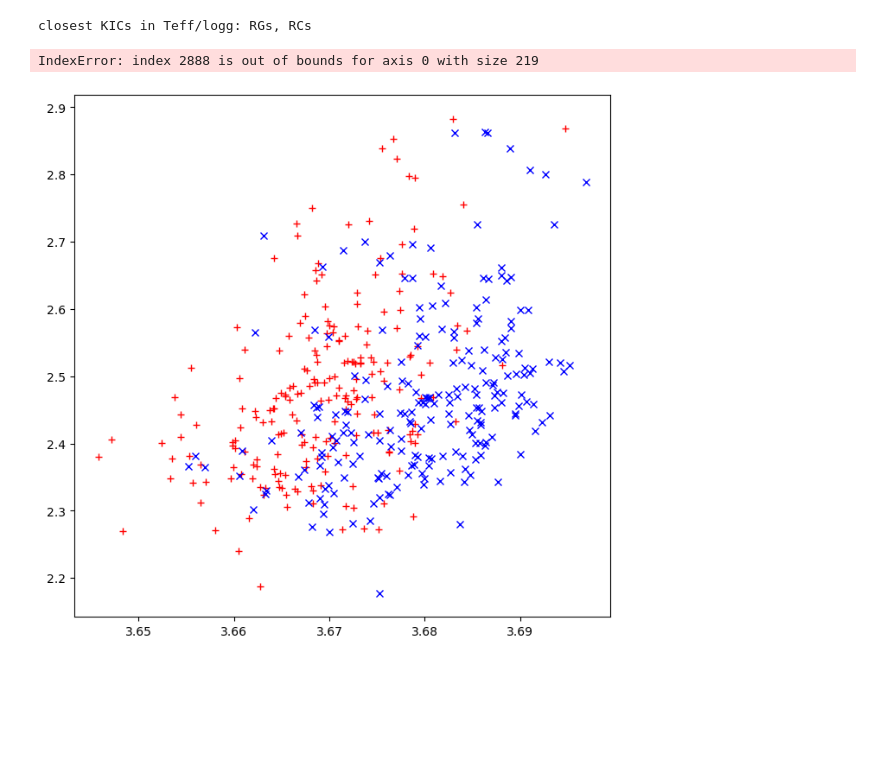
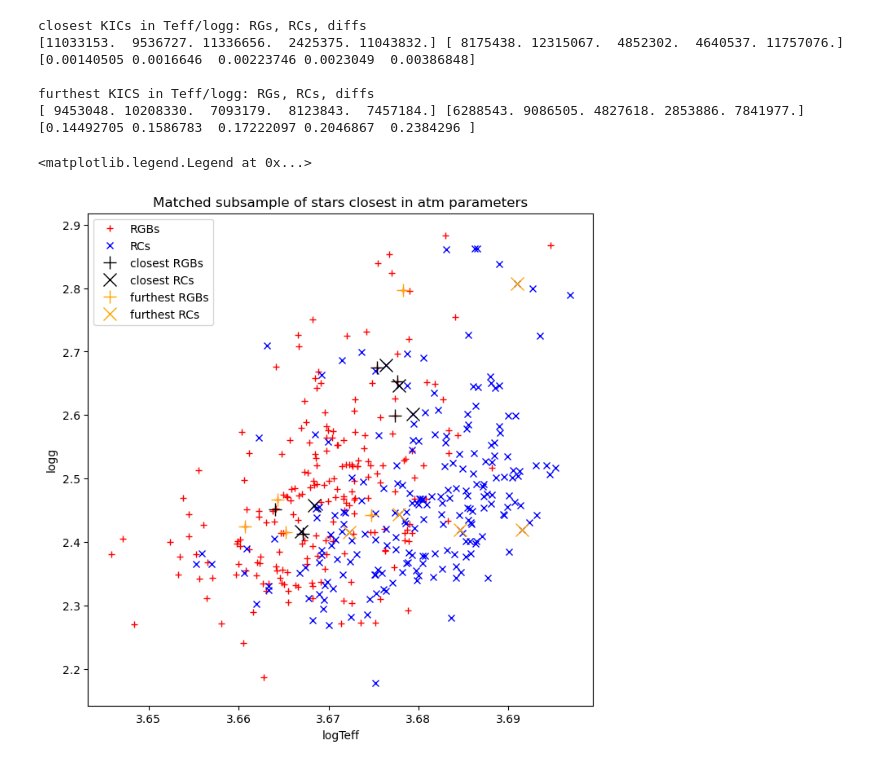
Before and after one commit to pollygecko/sharing-APOGEE_APOKASC, a Jupyter notebook: Umbrella Code for Gaia and APO3.ipynb, the cells around one changed output. Drawn from its saved outputs; the diff is of its cells as text; code cells hidden in the pictures; blank space fills up the shorter version.

```diff
--- a/Umbrella Code for Gaia and APO3.ipynb
+++ b/Umbrella Code for Gaia and APO3.ipynb
@@ -279,36 +259,43 @@ f2_fit:
 # %%
 #print(dists[inds])
 #print(np.shape(inds), np.size(inds))
+inds = np.argsort(dists)
 
 figure(figsize=(8,8), dpi=100)
-plt.plot(logTeff[iRGs], logg[iRGs], 'r+')
-plt.plot(logTeff[iRCs], logg[iRCs], 'bx')
+plt.plot(logTeff[iRGs], logg[iRGs], 'r+', label='RGBs')
+plt.plot(logTeff[iRCs], logg[iRCs], 'bx', label='RCs')
 
 list1 = np.array(np.log10(logAmp1[iRGs]))
 list2 = np.array(np.log10(logFreq1[iRGs]))
 
 list3 = np.array(np.log10(logAmp1[iRCs]))
 list4 = np.array(np.log10(logFreq1[iRCs]))
 
 set_diff = np.sqrt((list1 - list3)**2 + (list2 - list4)**2)
 list_diff = np.array(set_diff)
 
-inds = np.argsort(dists)
+indse = np.argsort(list_diff)
 
-#indse = np.argsort(list_diff)
+print('closest KICs in Teff/logg: RGs, RCs, diffs')
+print(KIC_B[iRGs[inds[0:5]]], KIC_B[iRCs[inds[0:5]]], list_diff[indse[0:5]])
+print()
+print('furthest KICS in Teff/logg: RGs, RCs, diffs')
+print(KIC_B[iRGs[inds[Niu-5:Niu]]], KIC_B[iRCs[inds[Niu-5:Niu]]], list_diff[indse[Niu-5:Niu]])
 
-print('closest KICs in Teff/logg: RGs, RCs')
-print(KIC_B[iRGs[inds[0:5]]], KIC_B[iRCs[inds[0:5]]], list_diff[iRCs[inds[0:5]]])
-print()
-print('furthest KICS in Teff/logg: RGs, RCs')
-print(KIC_B[iRGs[inds[Niu-5:Niu]]], KIC_B[iRCs[inds[Niu-5:Niu]]], list_diff[iRCs[inds[Niu-5:Niu]]])
-
-plt.plot(logTeff[iRGs[inds[0:5]]], logg[iRGs[inds[0:5]]], 'k+', markersize=12)
-plt.plot(logTeff[iRCs[inds[0:5]]], logg[iRCs[inds[0:5]]], 'kx', markersize=12)
-#plot_colortable(mcolors.CSS4_COLORS, "")
-plt.plot(logTeff[iRGs[inds[Niu-5:Niu]]], logg[iRGs[inds[Niu-5:Niu]]], color='orange', marker='+', linestyle='none', markersize=12)
-plt.plot(logTeff[iRCs[inds[Niu-5:Niu]]], logg[iRCs[inds[Niu-5:Niu]]], color='orange', marker='x', linestyle='none', markersize=12)
+#matched subsample (219 stars with 2 sets of ten pairs identified)
+plt.plot(logTeff[iRGs[inds[0:5]]], logg[iRGs[inds[0:5]]], 'k+', markersize=12, label='closest RGBs')
+plt.plot(logTeff[iRCs[inds[0:5]]], logg[iRCs[inds[0:5]]], 'kx', markersize=12, label='closest RCs')
+plt.plot(logTeff[iRGs[inds[Niu-5:Niu]]], logg[iRGs[inds[Niu-5:Niu]]], color='orange', marker='+', linestyle='none', markersize=12, label='furthest RGBs')
+plt.plot(logTeff[iRCs[inds[Niu-5:Niu]]], logg[iRCs[inds[Niu-5:Niu]]], color='orange', marker='x', linestyle='none', markersize=12, label='furthest RCs')
+plt.xlabel('logTeff')
+plt.ylabel('logg')
+plt.title('Matched subsample of stars closest in atm parameters')
+plt.legend(loc='upper left')
 # %% [output]
-closest KICs in Teff/logg: RGs, RCs
+closest KICs in Teff/logg: RGs, RCs, diffs
+[11033153.  9536727. 11336656.  2425375. 11043832.] [ 8175438. 12315067.  4852302.  4640537. 11757076.] [0.00140505 0.0016646  0.00223746 0.0023049  0.00386848]
+
+furthest KICS in Teff/logg: RGs, RCs, diffs
+[ 9453048. 10208330.  7093179.  8123843.  7457184.] [6288543. 9086505. 4827618. 2853886. 7841977.] [0.14492705 0.1586783  0.17222097 0.2046867  0.2384296 ]
-IndexError: index 2888 is out of bounds for axis 0 with size 219
+<matplotlib.legend.Legend at 0x...>
-[figure, old version]
+[figure, new version]
```
Also changed, not shown: parts of 6 cells of this notebook.
